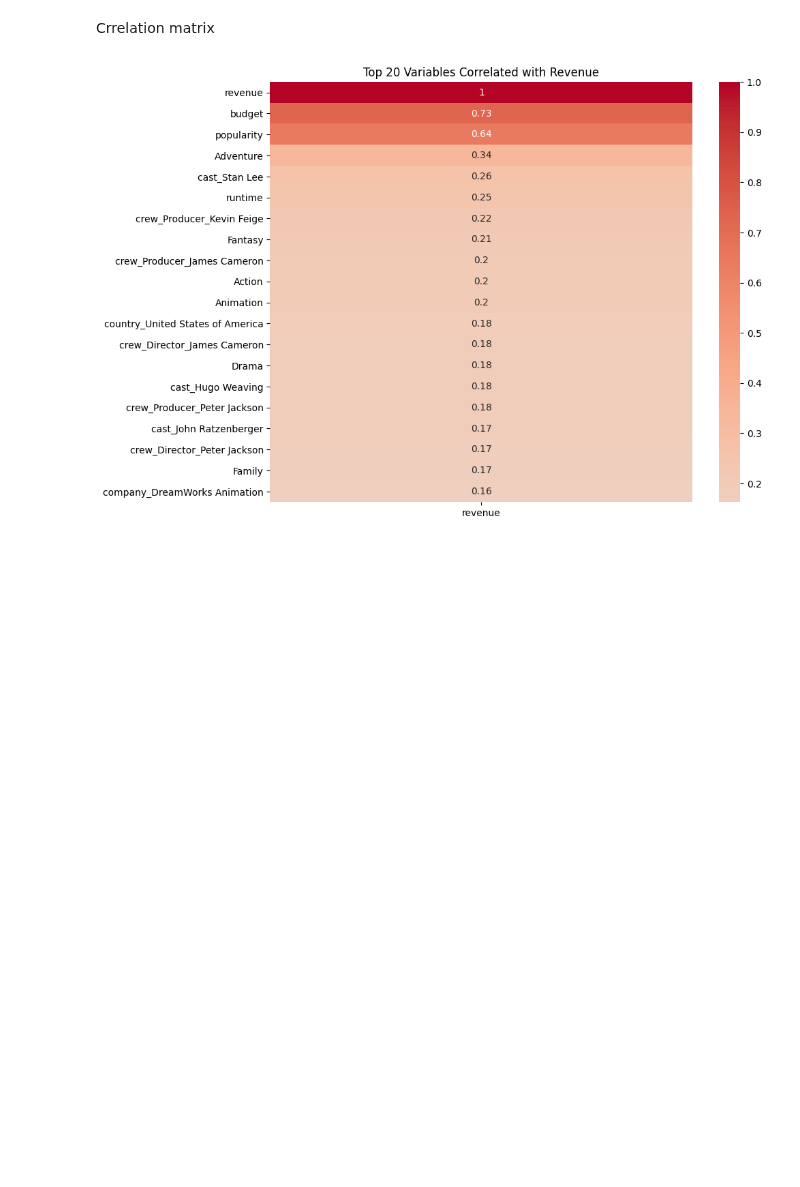
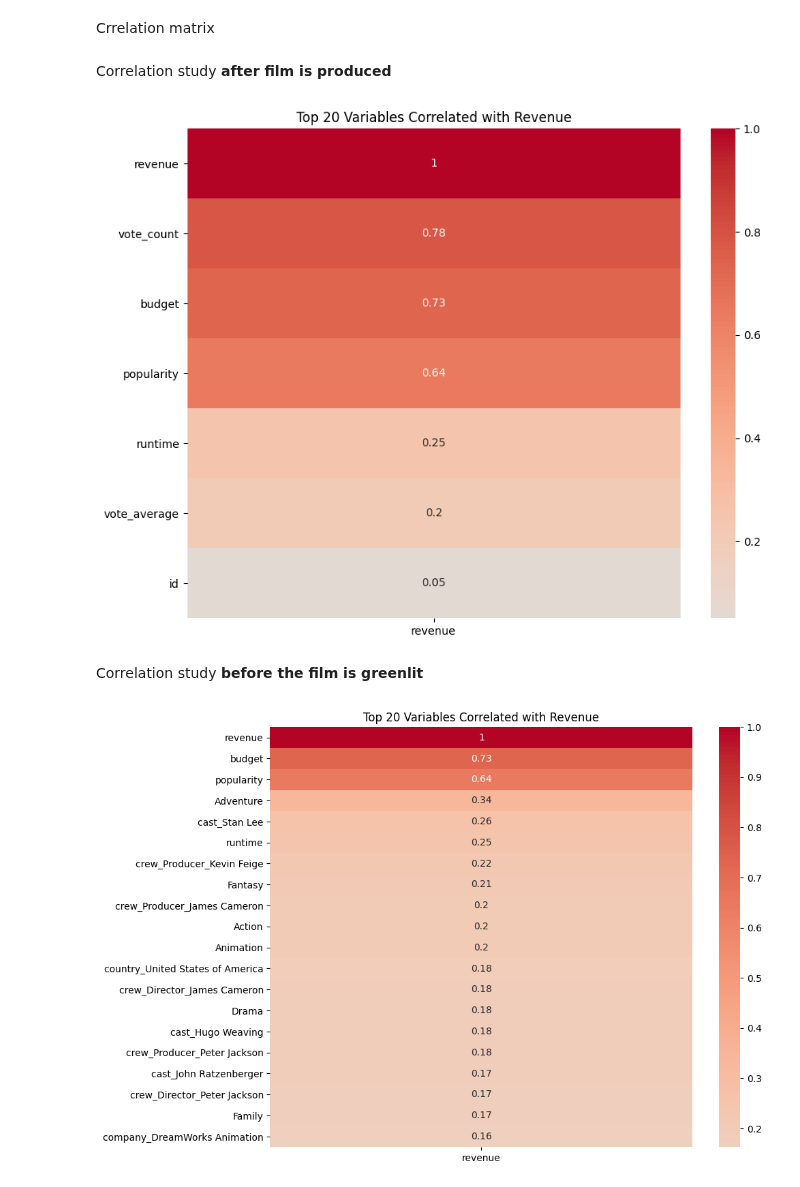
Before and after one commit to Agnieszkalukasiak/Film_Hit_prediction, a Jupyter notebook: jupyter_notebooks/3_Film_success_study.ipynb, the cells around one changed output. Saved outputs shown, nothing was run; the diff lists cells and outputs as text; code cells hidden in the pictures; blank space fills up the shorter version.

```diff
--- a/jupyter_notebooks/3_Film_success_study.ipynb
+++ b/jupyter_notebooks/3_Film_success_study.ipynb
@@ -203,6 +203,39 @@ plt.show()
 [figure]
 # %% [markdown]
 Crrelation matrix
+# %% [markdown]
+Correlation study **after film is produced**
+# %%
+import os
+import seaborn as sns
+import matplotlib.pyplot as plt
+import pandas as pd
+
+import matplotlib.pyplot as plt
+import seaborn as sns
+import pandas as pd
+
+df_movies = pd.read_csv('/workspace/Film_Hit_prediction/jupyter_notebooks/outputs/datasets/collection/merged_movie_data.csv')
+
+# Correlation matrix
+correlation_matrix = df_movies.corr()
+
+# Top 20 variables most correlated with revenue
+top_20_corr = correlation_matrix[['revenue']].abs().sort_values(by='revenue', ascending=False).head(20)
+
+# Plot heatmap
+plt.figure(figsize=(10, 8))
+sns.heatmap(top_20_corr, annot=True, cmap='coolwarm', center=0)
+plt.title('Top 20 Variables Correlated with Revenue')
+
+os.makedirs('/workspace/Film_Hit_prediction/jupyter_notebooks/outputs/figures', exist_ok=True)
+plt.savefig('/workspace/Film_Hit_prediction/jupyter_notebooks/outputs/figures/after_production_correlations_study.png', bbox_inches='tight')
+
+plt.show()
+# %% [output]
+[figure, added]
+# %% [markdown]
+Correlation study **before the film is greenlit**
 # %%
 import os
 import seaborn as sns
```
Also changed, not shown: parts of 5 cells of this notebook, 47 other files.
